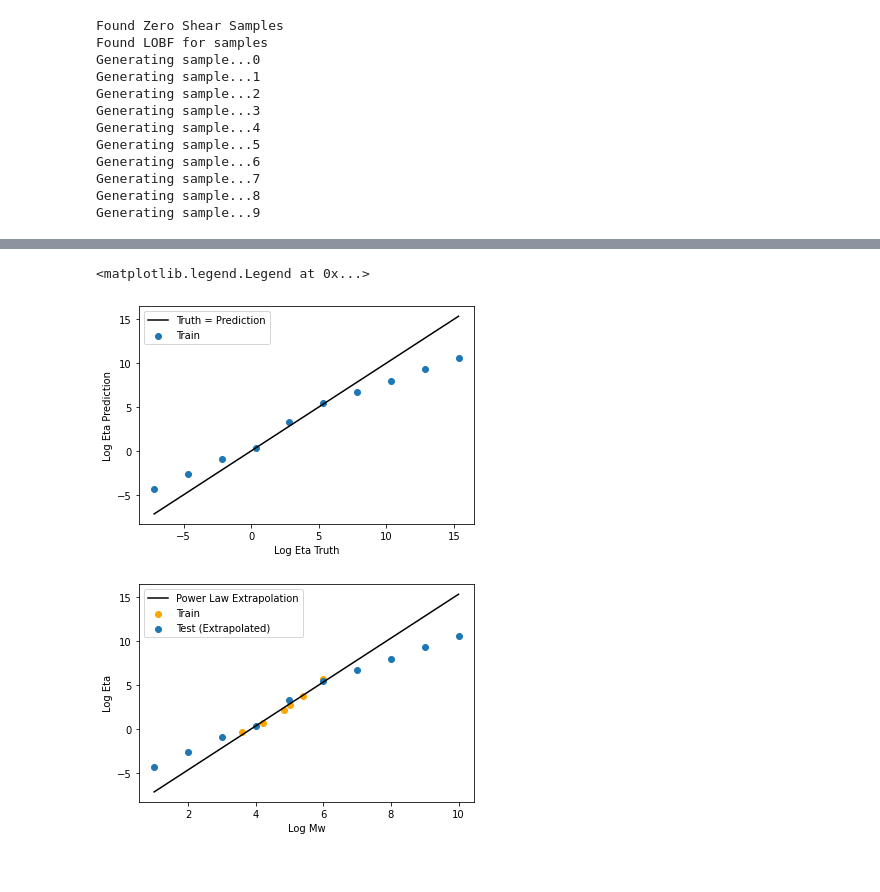
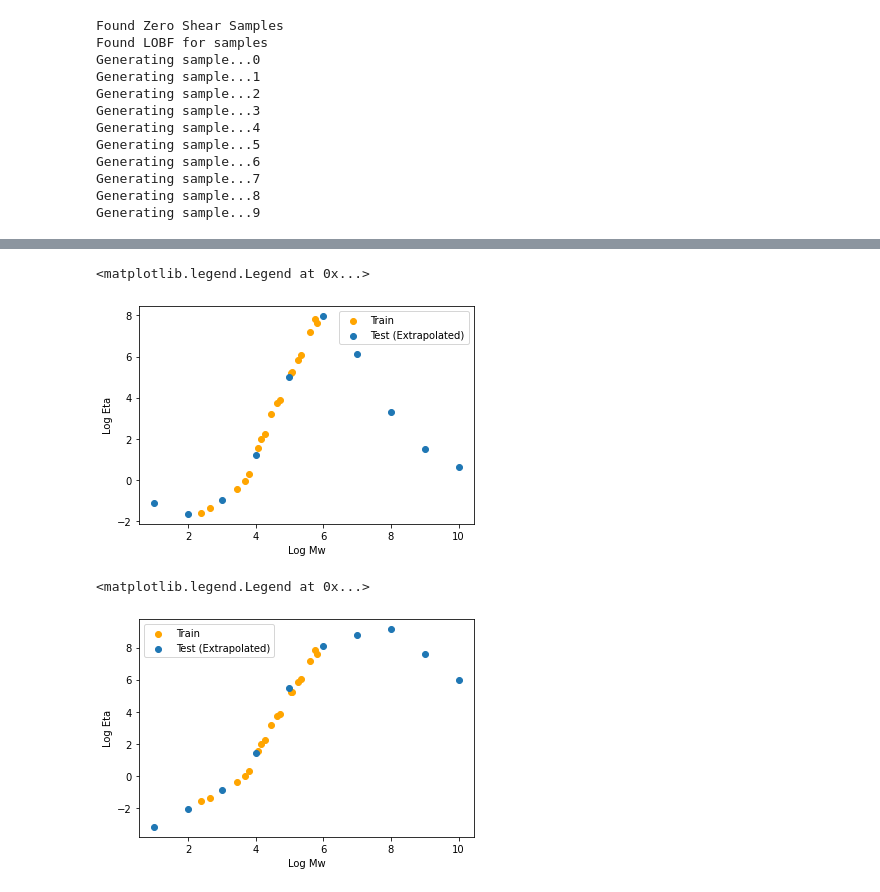
Before and after one commit to ajain300/Melt_Viscosity_Predictor, a Jupyter notebook: viscosityNN.ipynb, the cells around one changed output, grey strips where cells are left out. Drawn from its saved outputs; the diff is of its cells as text; code cells hidden in the pictures.

```diff
--- a/viscosityNN.ipynb
+++ b/viscosityNN.ipynb
@@ -91,2 +114,2 @@ logMw = M_scaler.transform(logMw);
 # %%
-XX, X_test, yy, y_test, M, M_test, S, S_test, T, T_test, train_ind, test_ind, shear_train, shear_test = train_test_split(X_tot, Y_tot, logMw, log_shear, Temp, range(tot_samples), shear, test_size= 0.10)
+XX, X_test, yy, y_test, M, M_test, S, S_test, T, T_test, train_ind, test_ind, gr_Mcr, gr_Mcr_test = train_test_split(X_tot, Y_tot, logMw, shear, Temp, range(tot_samples), np.array(above_Mcr(logMw, Mcr = gpr_Mcr.predict_y(X_tot)[0])), test_size= 0.10)
@@ -153,0 +132,2 @@ CV MSE error:0.6680560946464539
+# %%
+models, history, gpr_models, gp_cv  = crossval_compare([create_ViscNN_phys, create_ViscNN_concat], XX, yy, M=M, S=S, T=T, gr_Mcr=gr_Mcr, verbose = 1, random_state = 75, gpr_model = create_GPR)
@@ -153,0 +184,17 @@ CV MSE error:0.6680560946464539
+# %%
+m_NP = models[1][5]
+test_pred =  m_NP.predict([X_test, M_test, S_test, T_test, gr_Mcr_test])
+train_pred = m_NP.predict([XX, M, S, T, gr_Mcr])
+plt.scatter(yy, train_pred, c = 'orange')
+plt.scatter(y_test, test_pred)
+
+plt.plot(np.linspace((min(yy)[0]), (max(yy)[0]), num = 2),np.linspace((min(yy)[0]), (max(yy)[0]), num = 2),'k-')
+plt.ylabel('Log Prediction')
+plt.xlabel('Log Truth')
+plt.legend(['Truth = Prediction','Train','Test'])
+#rmse = metrics.RMSE(mean, yy)
+#mape = metrics.MAPE(mean, yy)
+#print("Test MSE:" + str(model.evaluate([X_test, M_scaler.inverse_transform(M_test), S_scaler.inverse_transform(S_test), T_scaler.inverse_transform(T_test)],y_test , verbose=0)))
+#print("Test OME:" + str(OME(model.predict([X_test, M_scaler.inverse_transform(M_test), S_scaler.inverse_transform(S_test), T_scaler.inverse_transform(T_test)]), y_test).numpy()))
+#print("Test MSE:" + str(model.evaluate([X_test, M_test, S_test, T_test,M_scaler.inverse_transform(M_test), S_scaler.inverse_transform(S_test), T_scaler.inverse_transform(T_test)],y_test , verbose=0)))
+print("Test OME:" + str(OME(test_pred, y_test).numpy()))
@@ -271,9 +306,12 @@ extrap_tests = Mw_test(PL_data.copy(), samps = [0,1,2,3,4,5,6,7,8,9,10,11,12])
 # %%
-samp_num = 0
+samp_num = 2
 XX_ex, OH, M_ex,S_ex,T_ex,y_ex = extrap_tests[samp_num]['data_in']
+print(extrap_tests[samp_num]['tests'])
 Mw_ex = extrap_samps[samp_num][0]
 log_visc_ex = extrap_samps[samp_num][1]
-XX_ex = scaler.transform(np.concatenate((pca.transform(XX_ex), OH), axis = 1))
+#XX_OH_ex = scaler.transform(np.concatenate((pca.transform(XX_ex), OH), axis = 1))
+XX_ex = scaler.transform((pca.transform(XX_ex)))
 M_ex = M_scaler.transform(M_ex)
-S_ex = S_scaler.transform(S_ex)
+S_ex = S_scaler.transform(S_trans.transform(S_ex))
 T_ex = T_scaler.transform(T_ex)
+gr_Mcr_ex = np.array(above_Mcr(M_ex, Mcr = gpr_Mcr.predict_y(XX_ex)[0]))
@@ -300,24 +336,23 @@ plt.legend(['Power Law Extrapolation','Train','Test (Extrapolated)'])
+# %%
+test_pred, var = gpr_model.predict_y(np.concatenate((XX_ex, M_ex, S_ex, T_ex), axis = 1))
+plt.figure()
+plt.xlabel('Log Mw')
+plt.ylabel('Log Eta')
+plt.scatter(Mw_ex, log_visc_ex, c = 'orange')
+plt.scatter(M_scaler.inverse_transform(M_ex), test_pred)
+plt.legend(['Train','Test (Extrapolated)'])
+# %% [output]
+<matplotlib.legend.Legend at 0x...>
+[figure, added]
 # %%
-test_pred = model_NP.predict([XX_ex, M_ex, S_ex, T_ex])
-plt.scatter(y_ex, test_pred)
-#plt.scatter(yy, model.predict([XX, M_scaler.inverse_transform(M), S_scaler.inverse_transform(S), T_scaler.inverse_transform(T)]), c = 'orange')
-#plt.scatter(y_test, model.predict([X_test, M_scaler.inverse_transform(M_test), S_scaler.inverse_transform(S_test), T_scaler.inverse_transform(T_test)]))
-#plt.scatter(yy, model.predict([XX, M, S, T, M_scaler.inverse_transform(M), S_scaler.inverse_transform(S), T_scaler.inverse_transform(T)]), c = 'orange')
-#plt.scatter(y_test,  model.predict([X_test, M_test, S_test, T_test,M_scaler.inverse_transform(M_test), S_scaler.inverse_transform(S_test), T_scaler.inverse_transform(T_test)]))
-
-plt.plot(np.linspace((min(y_ex)[0]), (max(y_ex)[0]), num = 2),np.linspace((min(y_ex)[0]), (max(y_ex)[0]), num = 2),'k-')
-plt.ylabel('Log Eta Prediction')
-plt.xlabel('Log Eta Truth')
-plt.legend(['Truth = Prediction','Train','Test'])
+test_pred = m_NP.predict([XX_ex, M_ex, S_ex, T_ex, gr_Mcr_ex])
 
 plt.figure()
 plt.xlabel('Log Mw')
 plt.ylabel('Log Eta')
 plt.scatter(Mw_ex, log_visc_ex, c = 'orange')
 plt.scatter(M_scaler.inverse_transform(M_ex), test_pred)
-plt.plot(M_scaler.inverse_transform(M_ex), y_ex, c = 'k')
-plt.legend(['Power Law Extrapolation','Train','Test (Extrapolated)'])
+plt.legend(['Train','Test (Extrapolated)'])
 # %% [output]
 <matplotlib.legend.Legend at 0x...>
-[figure, old version]
+[figure, new version]
-[figure, removed]
```
Also changed, not shown: parts of 50 cells of this notebook, 2 other files.
